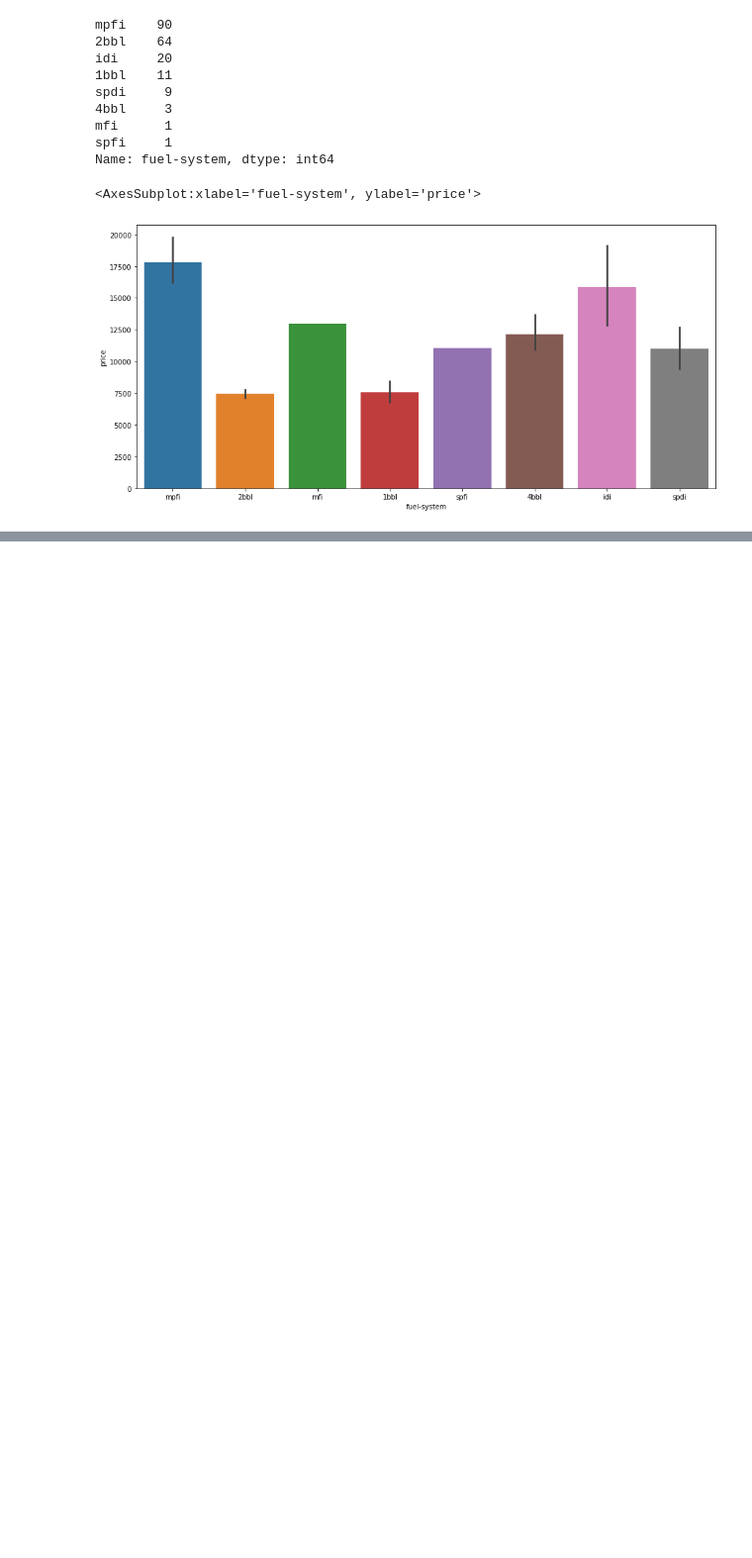
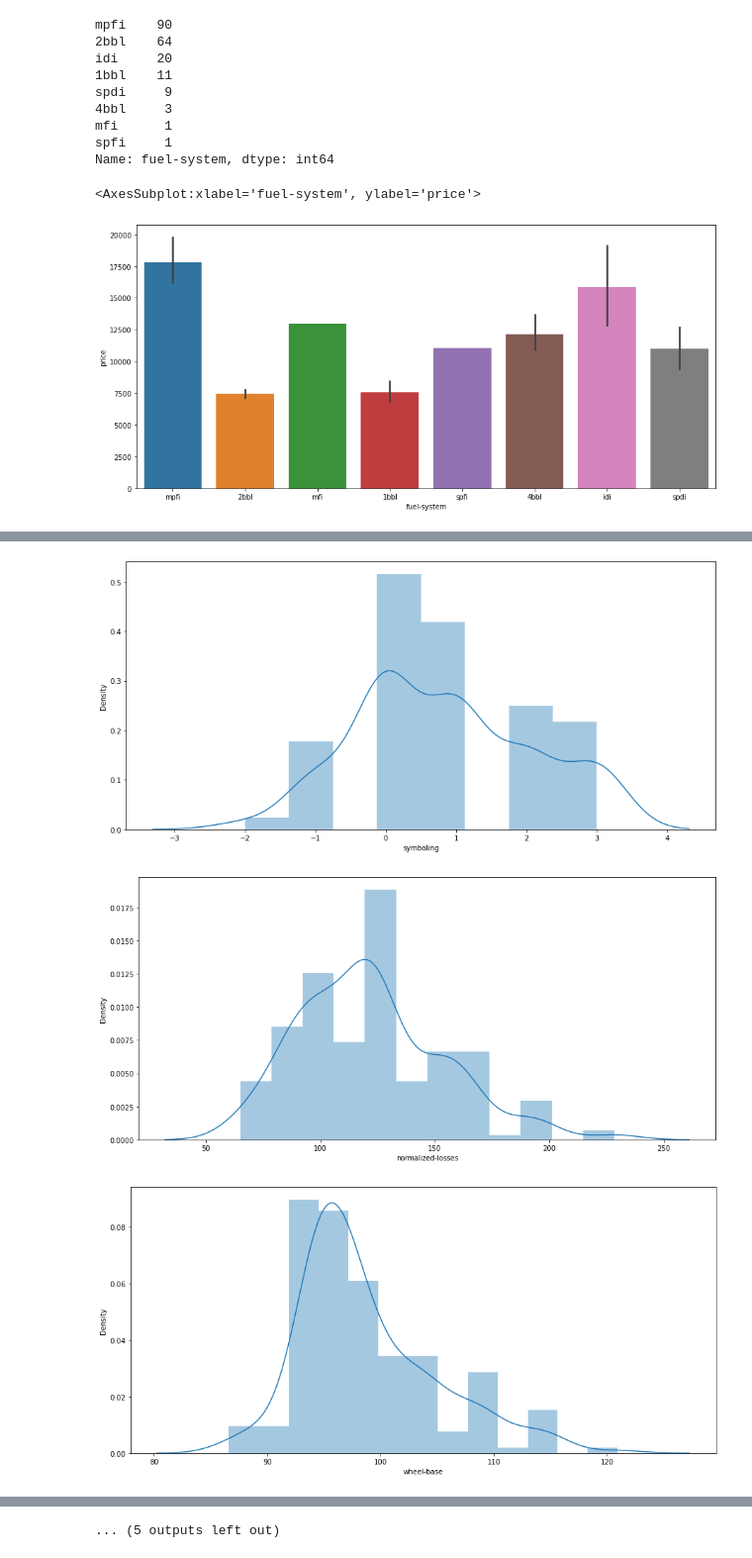
Before and after one commit to viveklil/Car_Price_Analysis, a Jupyter notebook: Car_Price_Analysis.ipynb, the cells around one changed output, grey strips where cells are left out. Shown: that part at 99% size. Drawn from its saved outputs; the diff is of its cells as text; code cells hidden in the pictures; blank space fills up the shorter version.

Commit message:
Distplot

```diff
--- a/Car_Price_Analysis.ipynb
+++ b/Car_Price_Analysis.ipynb
@@ -427,0 +448,12 @@ sns.barplot(df['fuel-system'],df['price'])
+# %%
+numerical = df[['symboling','normalized-losses','wheel-base','length','width','height','curb-weight','curb-weight',
+              'engine-size','bore','stroke','compression-ratio','horsepower','peak-rpm','city-mpg','highway-mpg','price']]
+# %%
+for i in numerical:
+    plt.figure(figsize=(15,7))
+    sns.distplot(numerical[i])
+    print("Skewness")
+# %% [output]
+[figure, added]
+[figure, added]
+[figure, added]
@@ -427,0 +469 @@ sns.barplot(df['fuel-system'],df['price'])
+... (5 outputs left out)
```
Also changed, not shown: parts of 2 cells of this notebook.
